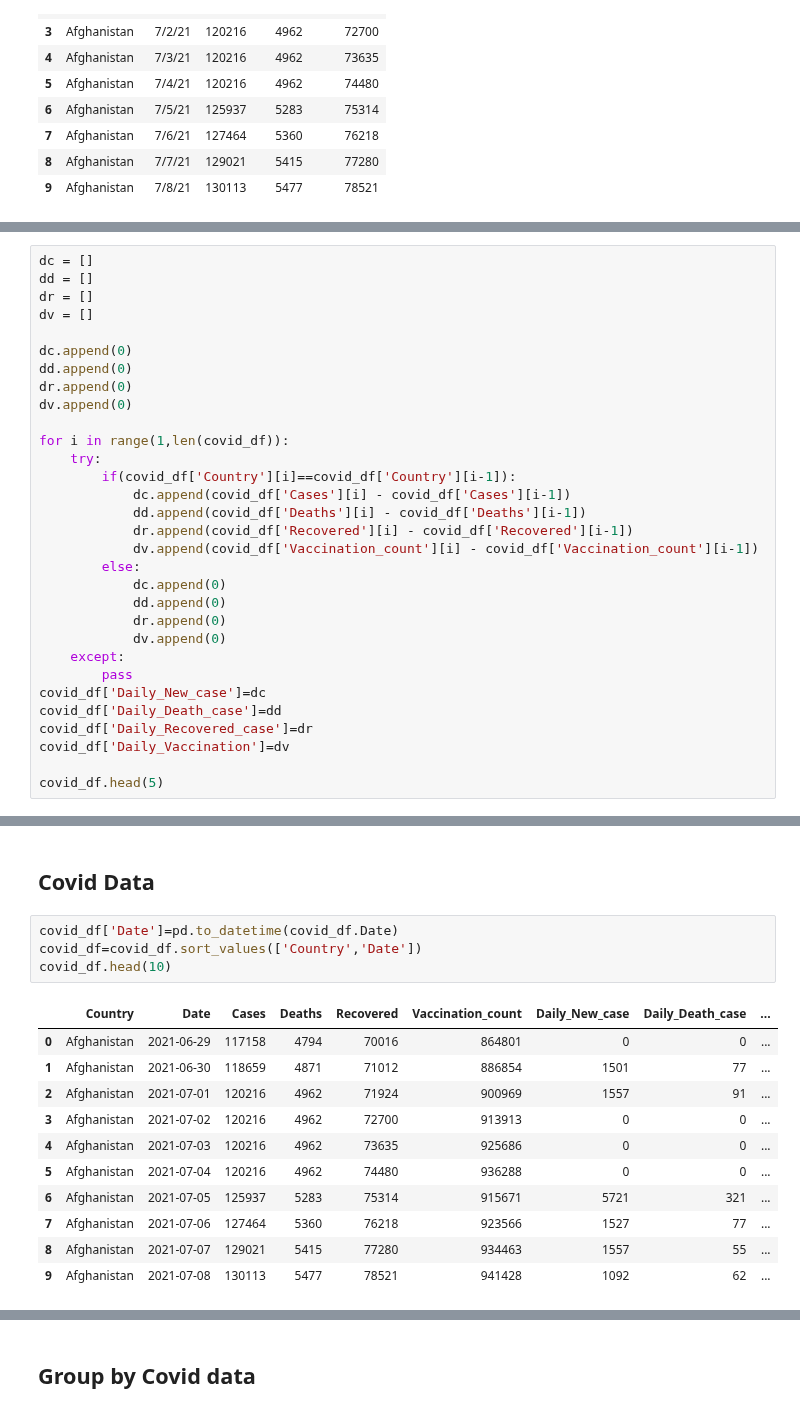
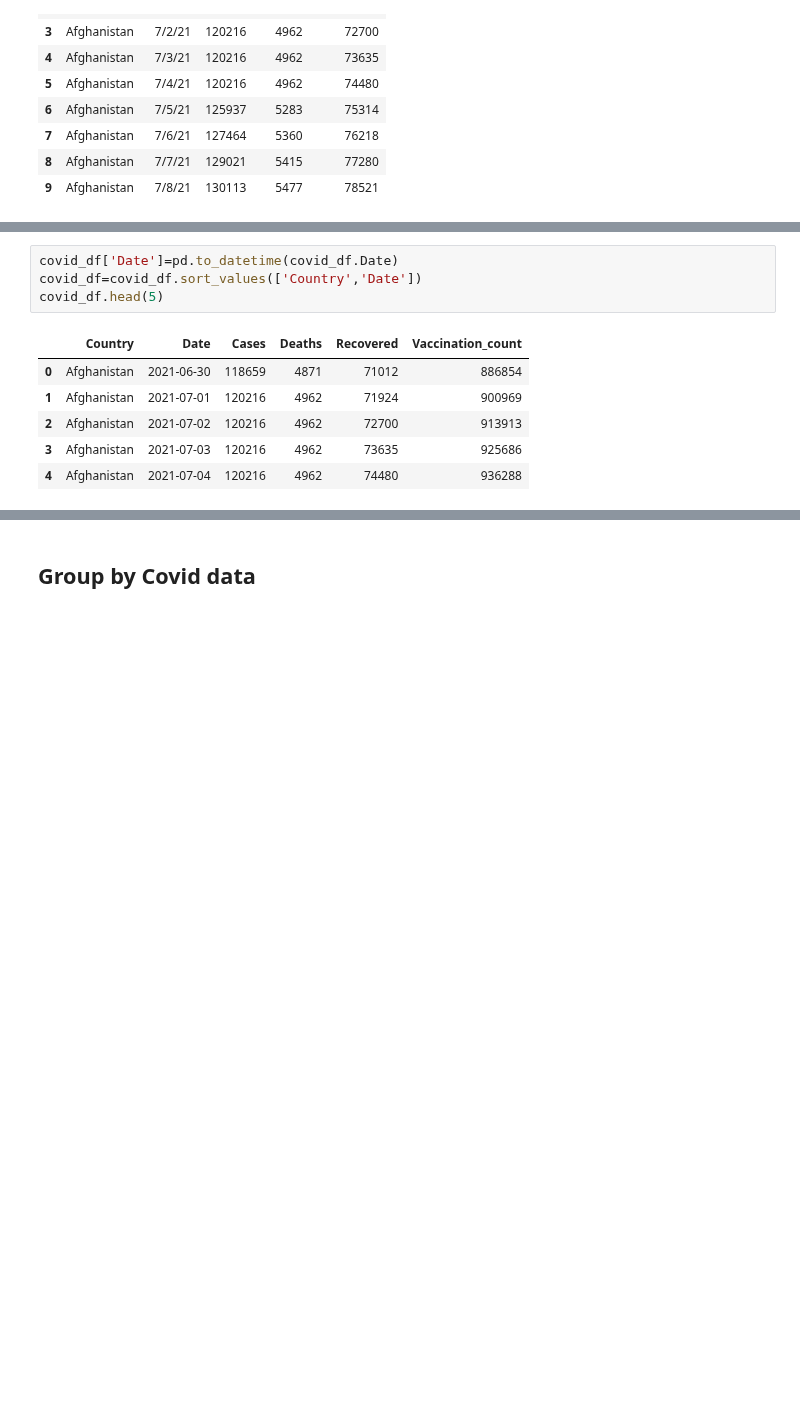
Before and after one commit to cgardner1388/capstoneproject1, a Jupyter notebook: ranz/Team1_Covid_Vaccination_Analysis_visual.ipynb, the cells around one changed output, grey strips where cells are left out. Cells and saved outputs as stored; diff of their text form; blank space fills up the shorter version.

```diff
--- a/ranz/Team1_Covid_Vaccination_Analysis_visual.ipynb
+++ b/ranz/Team1_Covid_Vaccination_Analysis_visual.ipynb
@@ -164,31 +154,0 @@ covid_df.head(10)
-# %%
-dc = []
-dd = []
-dr = []
-dv = []
-
-dc.append(0)
-dd.append(0)
-dr.append(0)
-dv.append(0)
-
-for i in range(1,len(covid_df)):
-    try:
-        if(covid_df['Country'][i]==covid_df['Country'][i-1]):
-            dc.append(covid_df['Cases'][i] - covid_df['Cases'][i-1])
-            dd.append(covid_df['Deaths'][i] - covid_df['Deaths'][i-1])
-            dr.append(covid_df['Recovered'][i] - covid_df['Recovered'][i-1])
-            dv.append(covid_df['Vaccination_count'][i] - covid_df['Vaccination_count'][i-1])
-        else:
-            dc.append(0)
-            dd.append(0)
-            dr.append(0)
-            dv.append(0)
-    except:
-        pass
-covid_df['Daily_New_case']=dc
-covid_df['Daily_Death_case']=dd
-covid_df['Daily_Recovered_case']=dr
-covid_df['Daily_Vaccination']=dv
-
-covid_df.head(5)
@@ -214,18 +167,11 @@ covid_df.head(5)
-# %% [markdown]
-## Covid Data
 # %%
 covid_df['Date']=pd.to_datetime(covid_df.Date)
 covid_df=covid_df.sort_values(['Country','Date'])
-covid_df.head(10)
+covid_df.head(5)
 # %% [output]
-|  | Country | Date | Cases | Deaths | Recovered | Vaccination_count | Daily_New_case | Daily_Death_case | ... |
-| 0 | Afghanistan | 2021-06-29 | 117158 | 4794 | 70016 | 864801 | 0 | 0 | ... |
-| 1 | Afghanistan | 2021-06-30 | 118659 | 4871 | 71012 | 886854 | 1501 | 77 | ... |
-| 2 | Afghanistan | 2021-07-01 | 120216 | 4962 | 71924 | 900969 | 1557 | 91 | ... |
-| 3 | Afghanistan | 2021-07-02 | 120216 | 4962 | 72700 | 913913 | 0 | 0 | ... |
-| 4 | Afghanistan | 2021-07-03 | 120216 | 4962 | 73635 | 925686 | 0 | 0 | ... |
-| 5 | Afghanistan | 2021-07-04 | 120216 | 4962 | 74480 | 936288 | 0 | 0 | ... |
-| 6 | Afghanistan | 2021-07-05 | 125937 | 5283 | 75314 | 915671 | 5721 | 321 | ... |
-| 7 | Afghanistan | 2021-07-06 | 127464 | 5360 | 76218 | 923566 | 1527 | 77 | ... |
-| 8 | Afghanistan | 2021-07-07 | 129021 | 5415 | 77280 | 934463 | 1557 | 55 | ... |
-| 9 | Afghanistan | 2021-07-08 | 130113 | 5477 | 78521 | 941428 | 1092 | 62 | ... |
+|  | Country | Date | Cases | Deaths | Recovered | Vaccination_count |
+| 0 | Afghanistan | 2021-06-30 | 118659 | 4871 | 71012 | 886854 |
+| 1 | Afghanistan | 2021-07-01 | 120216 | 4962 | 71924 | 900969 |
+| 2 | Afghanistan | 2021-07-02 | 120216 | 4962 | 72700 | 913913 |
+| 3 | Afghanistan | 2021-07-03 | 120216 | 4962 | 73635 | 925686 |
+| 4 | Afghanistan | 2021-07-04 | 120216 | 4962 | 74480 | 936288 |
```
Also changed, not shown: parts of 32 cells of this notebook.
